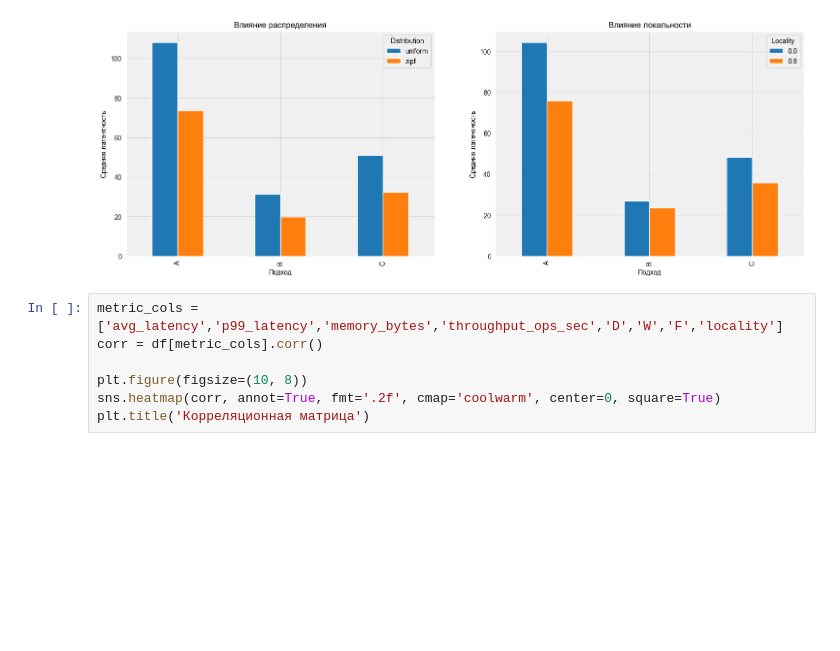
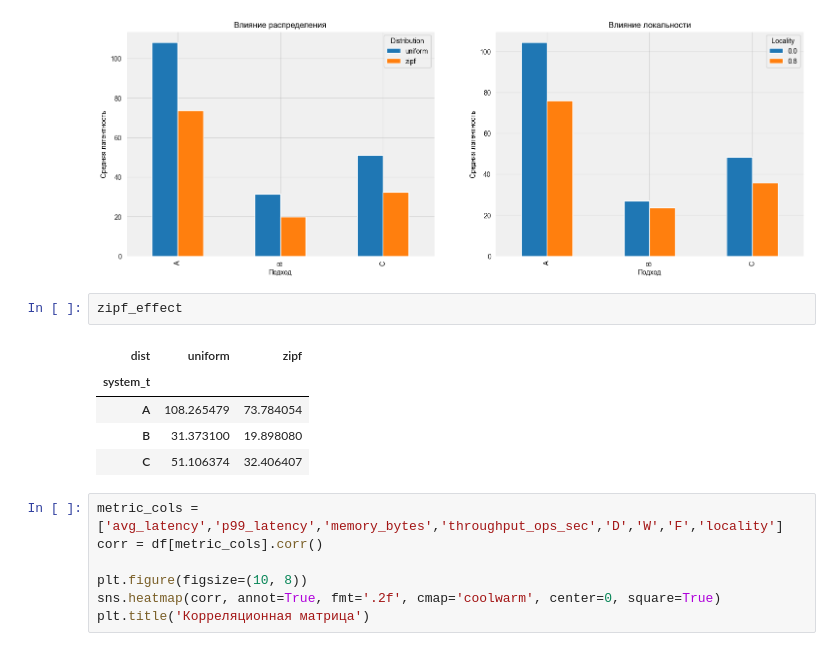
Before and after one commit to p1k777/mega-cool-in-memory-file-systems-research, a Jupyter notebook: ml_model/main.ipynb, the cells around one changed output. Drawn from its saved outputs; the diff is of its cells as text; blank space fills up the shorter version.

```diff
--- a/ml_model/main.ipynb
+++ b/ml_model/main.ipynb
@@ -232,6 +232,14 @@ axes[1].legend(title='Locality')
 axes[1].grid(True, alpha=0.3)
 # %% [output]
 [figure]
+# %%
+zipf_effect
+# %% [output]
+| dist | uniform | zipf |
+| system_t |  |  |
+| A | 108.265479 | 73.784054 |
+| B | 31.373100 | 19.898080 |
+| C | 51.106374 | 32.406407 |
 # %%
 metric_cols = ['avg_latency','p99_latency','memory_bytes','throughput_ops_sec','D','W','F','locality']
 corr = df[metric_cols].corr()
```
Also changed, not shown: parts of 4 cells of this notebook.
